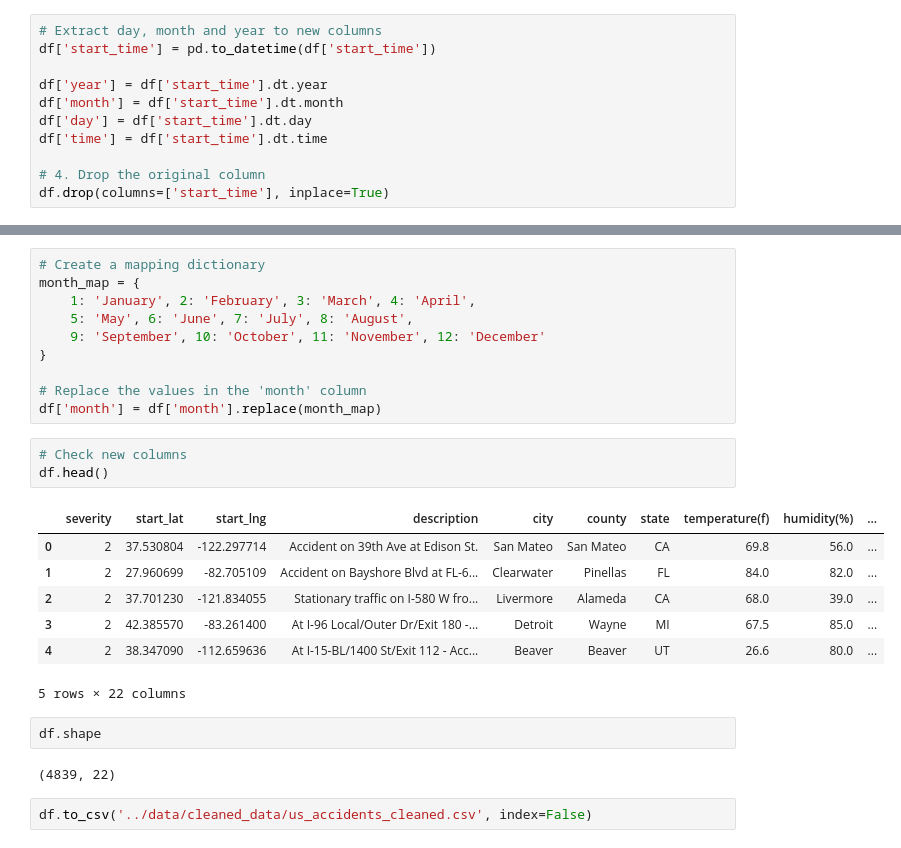
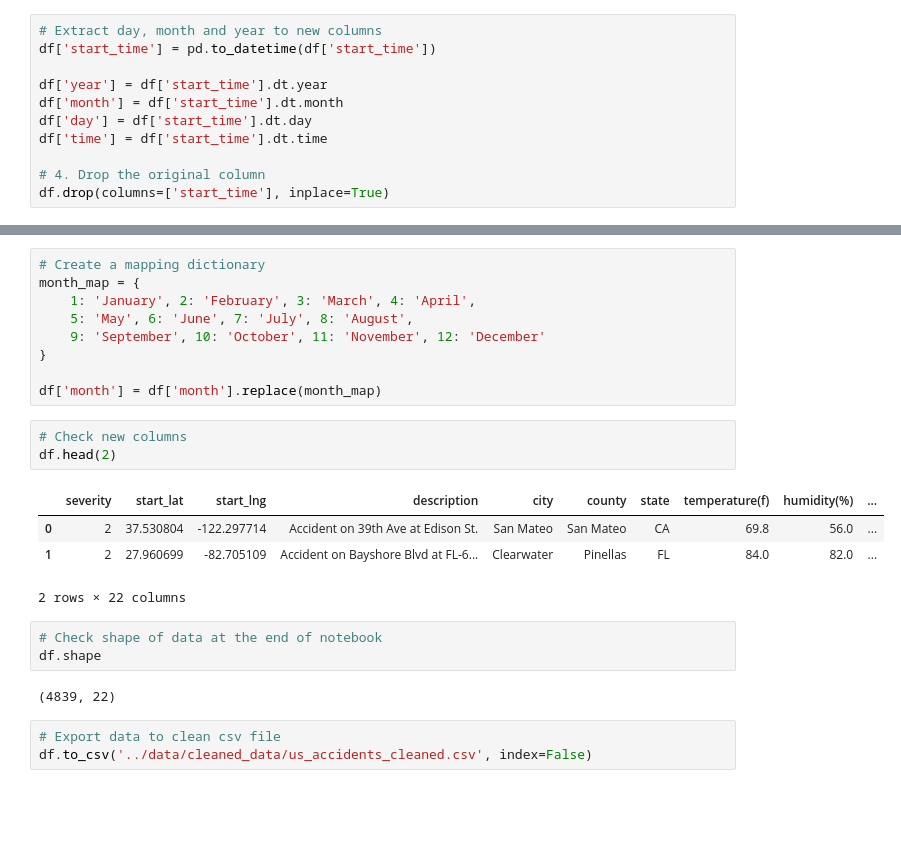
Before and after one commit to StavSteven/us_car_accidents, a Jupyter notebook: jupyter_notebooks/1_etl_us_accidents.ipynb, the cells around one changed output, grey strips where cells are left out. Cells and saved outputs as stored; diff of their text form; blank space fills up the shorter version.

Commit message:
finalise markdown for notebook1

```diff
--- a/jupyter_notebooks/1_etl_us_accidents.ipynb
+++ b/jupyter_notebooks/1_etl_us_accidents.ipynb
@@ -371,22 +364,20 @@ month_map = {
     9: 'September', 10: 'October', 11: 'November', 12: 'December'
 }
 
-# Replace the values in the 'month' column
 df['month'] = df['month'].replace(month_map)
 # %%
 # Check new columns
-df.head()
+df.head(2)
 # %% [output]
 |  | severity | start_lat | start_lng | description | city | county | state | temperature(f) | humidity(%) | ... |
 | 0 | 2 | 37.530804 | -122.297714 | Accident on 39th Ave at Edison St. | San Mateo | San Mateo | CA | 69.8 | 56.0 | ... |
 | 1 | 2 | 27.960699 | -82.705109 | Accident on Bayshore Blvd at FL-6... | Clearwater | Pinellas | FL | 84.0 | 82.0 | ... |
-| 2 | 2 | 37.701230 | -121.834055 | Stationary traffic on I-580 W fro... | Livermore | Alameda | CA | 68.0 | 39.0 | ... |
-| 3 | 2 | 42.385570 | -83.261400 | At I-96 Local/Outer Dr/Exit 180 -... | Detroit | Wayne | MI | 67.5 | 85.0 | ... |
-| 4 | 2 | 38.347090 | -112.659636 | At I-15-BL/1400 St/Exit 112 - Acc... | Beaver | Beaver | UT | 26.6 | 80.0 | ... |
-5 rows × 22 columns
+2 rows × 22 columns
 # %%
+# Check shape of data at the end of notebook
 df.shape
 # %% [output]
 (4839, 22)
 # %%
+# Export data to clean csv file
 df.to_csv('../data/cleaned_data/us_accidents_cleaned.csv', index=False)
```
Also changed, not shown: parts of 1 cell of this notebook.
